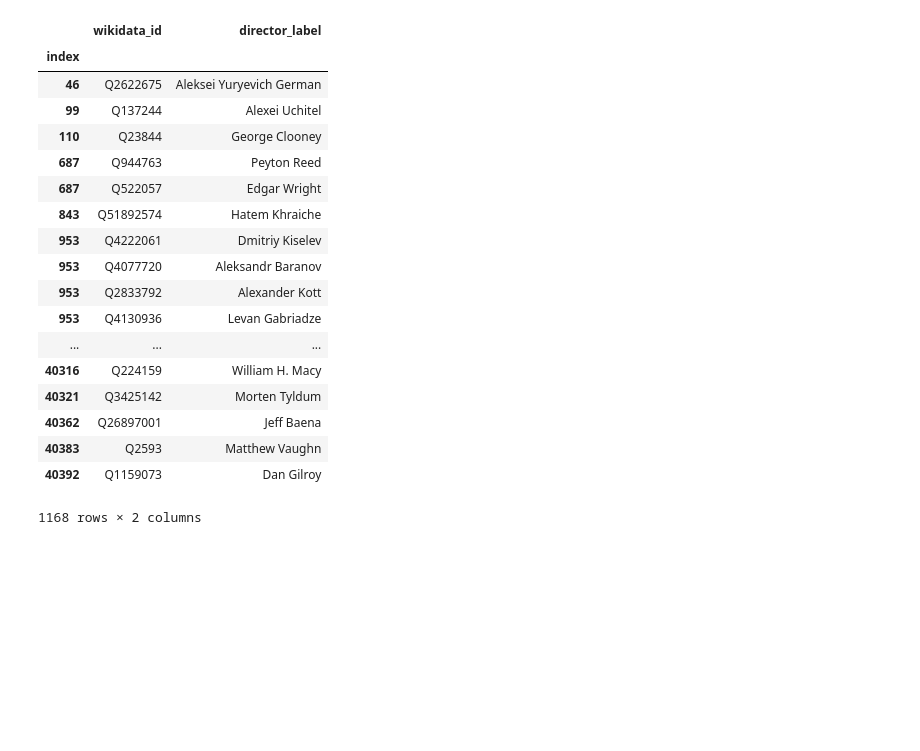
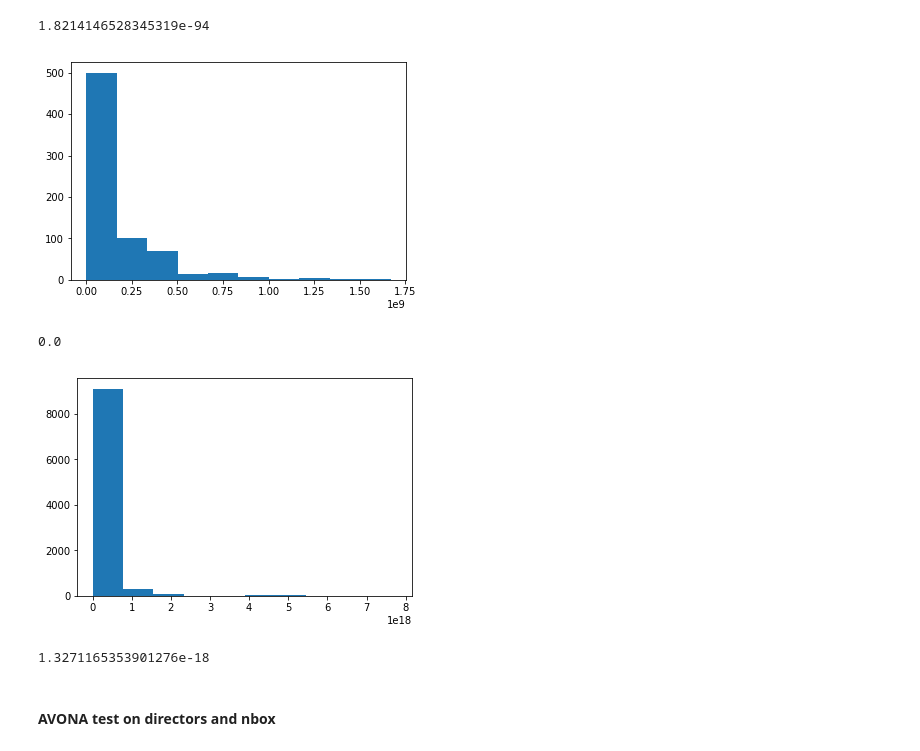
Before and after one commit to parmj/movie_data_analysis, a Jupyter notebook: Director_vs_Actor_on_nBox.ipynb, the cells around one changed output. Drawn from its saved outputs; the diff is of its cells as text; code cells hidden in the pictures; blank space fills up the shorter version.

```diff
--- a/Director_vs_Actor_on_nBox.ipynb
+++ b/Director_vs_Actor_on_nBox.ipynb
@@ -20,22 +27,27 @@ wikidata_d = wikidata_d_stack.reset_index().merge(directors, how="left", on="wik
 # %%
+wikidata_d = pd.merge(wikidata_d, wikidata, left_index=True, right_index=True).reset_index()
+wikidata_a = pd.merge(wikidata_a, wikidata, left_index=True, right_index=True).reset_index()
 #df_genre = pd.merge(df_genre, df, left_index=True, right_index=True).reset_index()
-# %% [output]
-|  | wikidata_id | director_label |
-| index |  |  |
-| 46 | Q2622675 | Aleksei Yuryevich German |
-| 99 | Q137244 | Alexei Uchitel |
-| 110 | Q23844 | George Clooney |
-| 687 | Q944763 | Peyton Reed |
-| 687 | Q522057 | Edgar Wright |
-| 843 | Q51892574 | Hatem Khraiche |
-| 953 | Q4222061 | Dmitriy Kiselev |
-| 953 | Q4077720 | Aleksandr Baranov |
-| 953 | Q2833792 | Alexander Kott |
-| 953 | Q4130936 | Levan Gabriadze |
-| ... | ... | ... |
-| 40316 | Q224159 | William H. Macy |
-| 40321 | Q3425142 | Morten Tyldum |
-| 40362 | Q26897001 | Jeff Baena |
-| 40383 | Q2593 | Matthew Vaughn |
-| 40392 | Q1159073 | Dan Gilroy |
-1168 rows × 2 columns
+# %%
+group_d = wikidata_d.groupby(by='director_label')['nbox'].mean().values
+group_a = wikidata_a.groupby(by='actor_label')['nbox'].mean().values
+# %%
+group_d_squared = (group_d ** 2)
+plt.hist(group_d)
+stats.normaltest(group_d).pvalue
+# %% [output]
+1.8214146528345319e-94
+[figure, added]
+# %%
+group_a_squared = (group_a ** 2)
+plt.hist(group_a_squared)
+stats.normaltest(group_a_squared).pvalue
+# %% [output]
+0.0
+[figure, added]
+# %%
+print(stats.mannwhitneyu(group_a, group_d).pvalue)
+# %% [output]
+1.3271165353901276e-18
+# %% [markdown]
+#### AVONA test on directors and nbox
```
Also changed, not shown: parts of 7 cells of this notebook, 4 other files.
